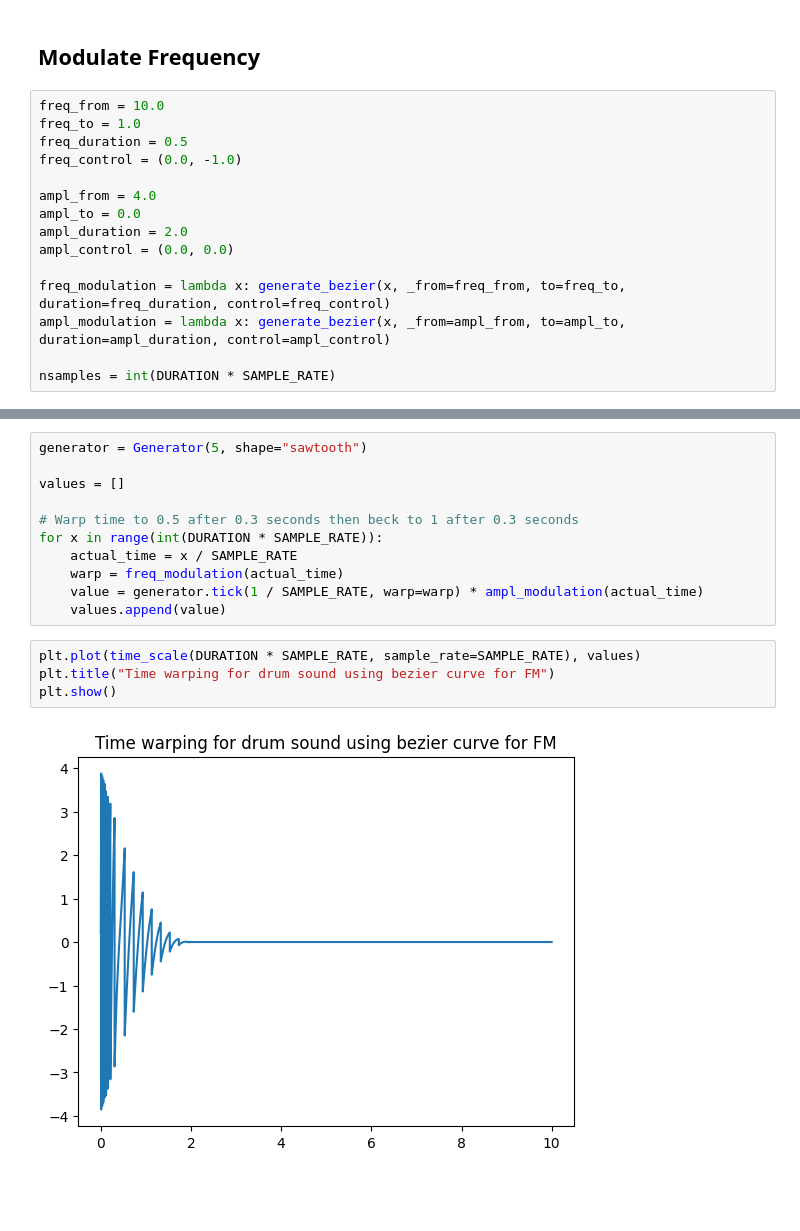
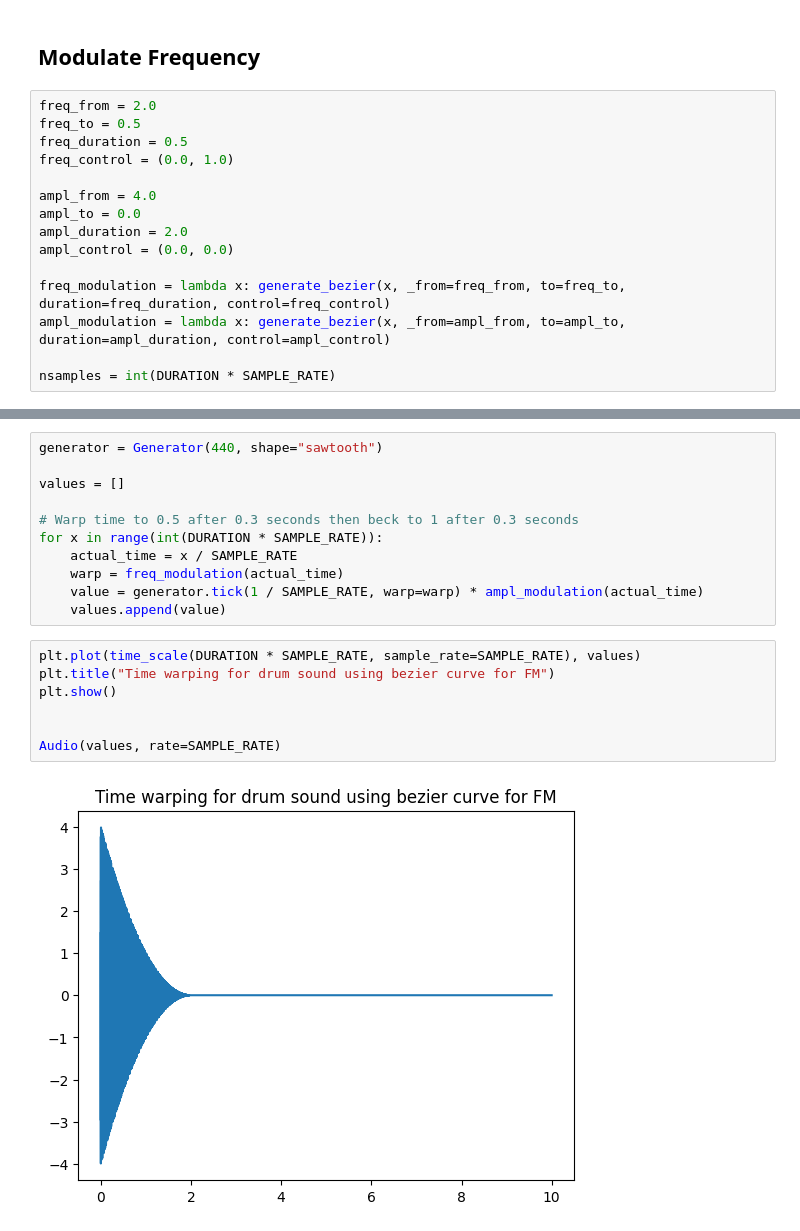
Before and after one commit to Minigrim0/rustic, a Jupyter notebook: dev/Drum.ipynb, the cells around one changed output, grey strips where cells are left out. Cells and saved outputs as stored; diff of their text form; blank space fills up the shorter version.

```diff
--- a/dev/Drum.ipynb
+++ b/dev/Drum.ipynb
@@ -24,10 +26,10 @@ Text(0.5, 0, 'time (s)')
 # %% [markdown]
 ## Modulate Frequency
 # %%
-freq_from = 10.0
-freq_to = 1.0
+freq_from = 2.0
+freq_to = 0.5
 freq_duration = 0.5
-freq_control = (0.0, -1.0)
+freq_control = (0.0, 1.0)
 
 ampl_from = 4.0
 ampl_to = 0.0
@@ -62,5 +64,5 @@ plt.show()
 # %%
-generator = Generator(5, shape="sawtooth")
+generator = Generator(440, shape="sawtooth")
 
 values = []
 
@@ -73,6 +75,9 @@ for x in range(int(DURATION * SAMPLE_RATE)):
 # %%
 plt.plot(time_scale(DURATION * SAMPLE_RATE, sample_rate=SAMPLE_RATE), values)
 plt.title("Time warping for drum sound using bezier curve for FM")
 plt.show()
+
+
+Audio(values, rate=SAMPLE_RATE)
 # %% [output]
-[figure, old version]
+[figure, new version]
```
Also changed, not shown: parts of 3 cells of this notebook, 40 other files.
